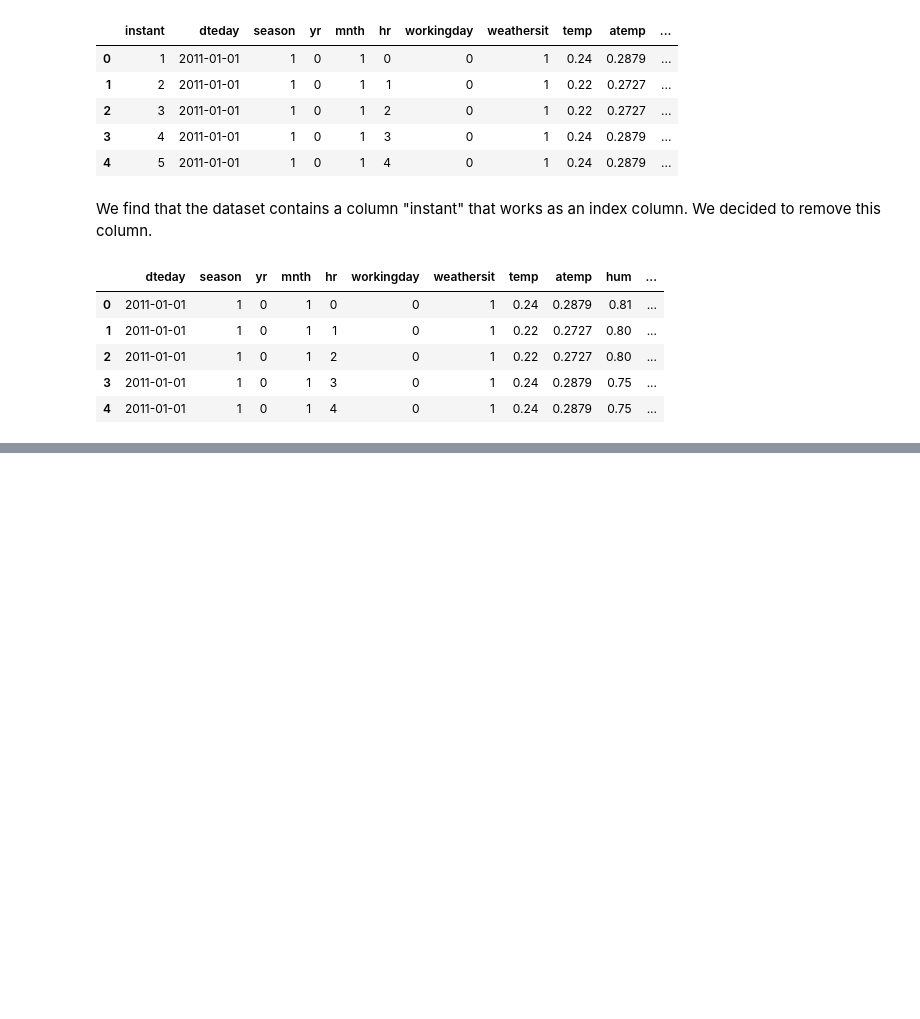
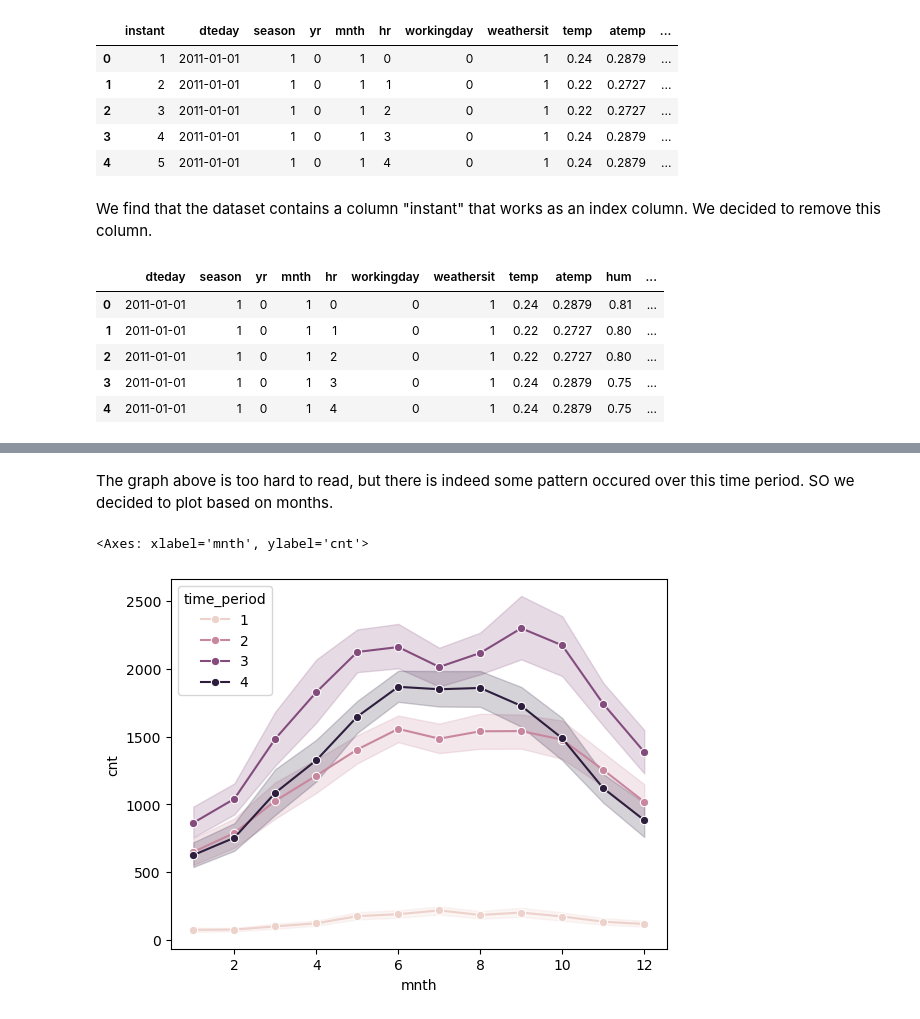
Before and after one commit to victorialiu7/info2950-final-proj, a Jupyter notebook: Info2950 Phase 2.ipynb, the cells around one changed output, grey strips where cells are left out. Saved outputs shown, nothing was run; the diff lists cells and outputs as text; code cells hidden in the pictures; blank space fills up the shorter version.

```diff
--- a/Info2950 Phase 2.ipynb
+++ b/Info2950 Phase 2.ipynb
@@ -79,0 +239,8 @@ We realized that the "weathersit" variable may differ among this period of time.
+# %% [markdown]
+The graph above is too hard to read, but there is indeed some pattern occured over this time period. SO we decided to plot based on months.
+# %%
+# plot the change of total rental count over time (months)
+sns.lineplot(data_clean, x='mnth', y='cnt', hue="time_period", marker='o')
+# %% [output]
+<Axes: xlabel='mnth', ylabel='cnt'>
+[figure, added]
```
Also changed, not shown: parts of 20 cells of this notebook.
